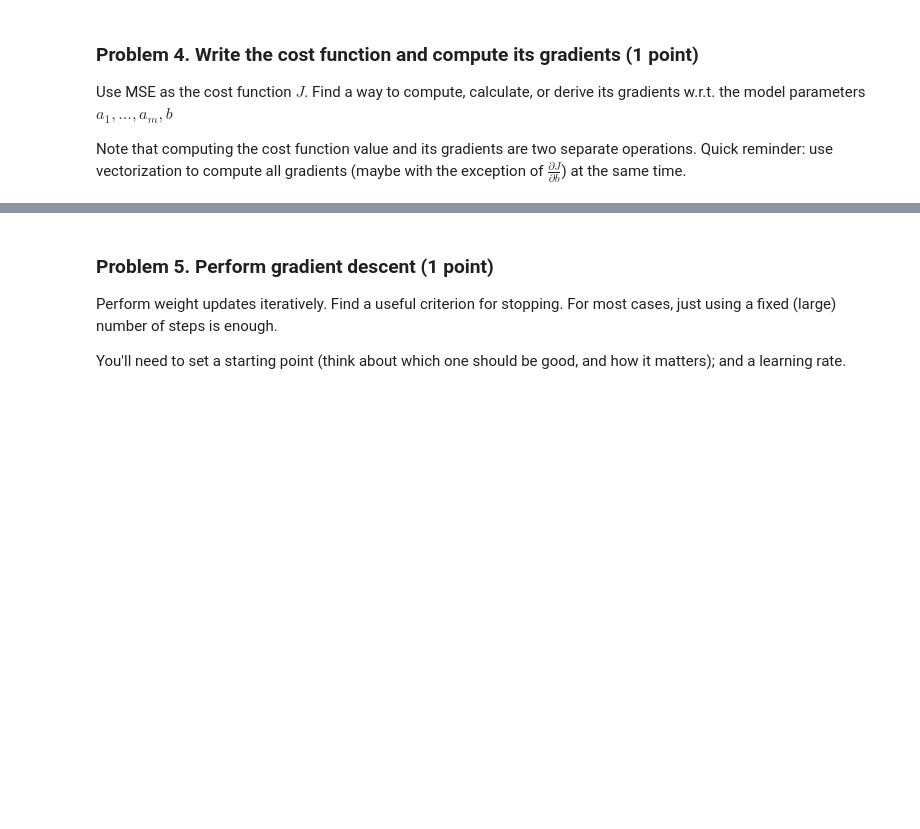
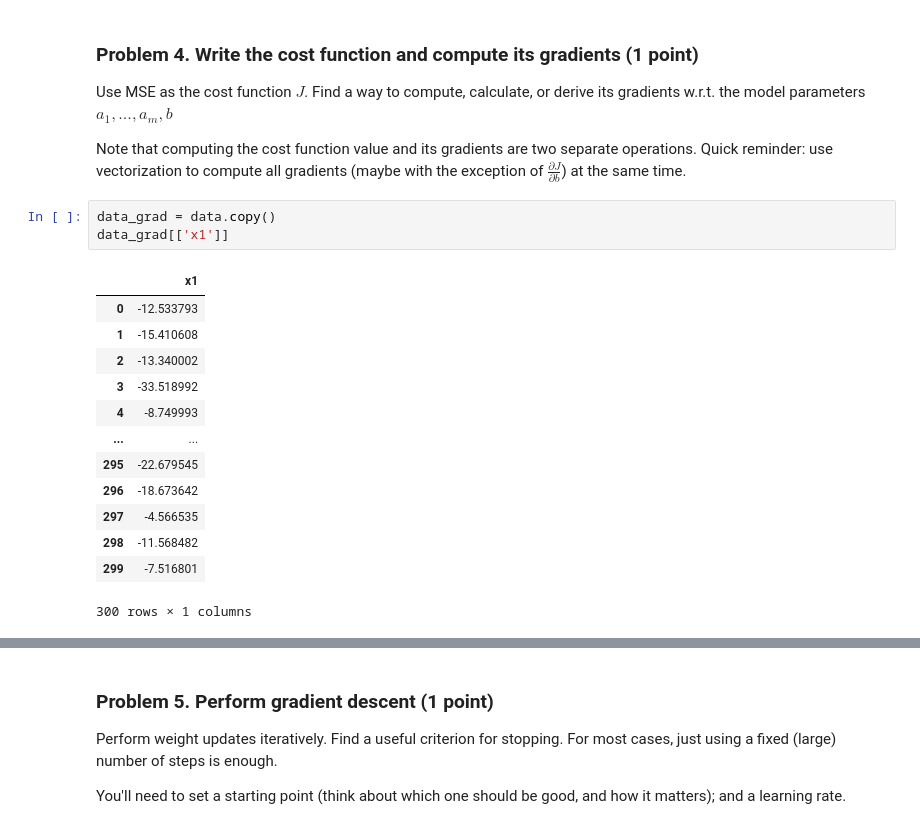
Before and after one commit to plamensve/Data_Science_Upskill_Softuni, a Jupyter notebook: 08_regression_models/Regression Models Lab.ipynb, the cells around one changed output, grey strips where cells are left out. Saved outputs shown, nothing was run; the diff lists cells and outputs as text; blank space fills up the shorter version.

```diff
--- a/08_regression_models/Regression Models Lab.ipynb
+++ b/08_regression_models/Regression Models Lab.ipynb
@@ -264,3 +239,20 @@ the model can learn from the data very well, resulting in highly accurate predic
 Use MSE as the cost function $J$. Find a way to compute, calculate, or derive its gradients w.r.t. the model parameters $a_1, ..., a_m, b$
 
 Note that computing the cost function value and its gradients are two separate operations. Quick reminder: use vectorization to compute all gradients (maybe with the exception of $\frac{\partial J}{\partial b}$) at the same time.
+# %%
+data_grad = data.copy()
+data_grad[['x1']]
+# %% [output]
+|  | x1 |
+| 0 | -12.533793 |
+| 1 | -15.410608 |
+| 2 | -13.340002 |
+| 3 | -33.518992 |
+| 4 | -8.749993 |
+| ... | ... |
+| 295 | -22.679545 |
+| 296 | -18.673642 |
+| 297 | -4.566535 |
+| 298 | -11.568482 |
+| 299 | -7.516801 |
+300 rows × 1 columns
```
Also changed, not shown: parts of 29 cells of this notebook, 2 other files.
